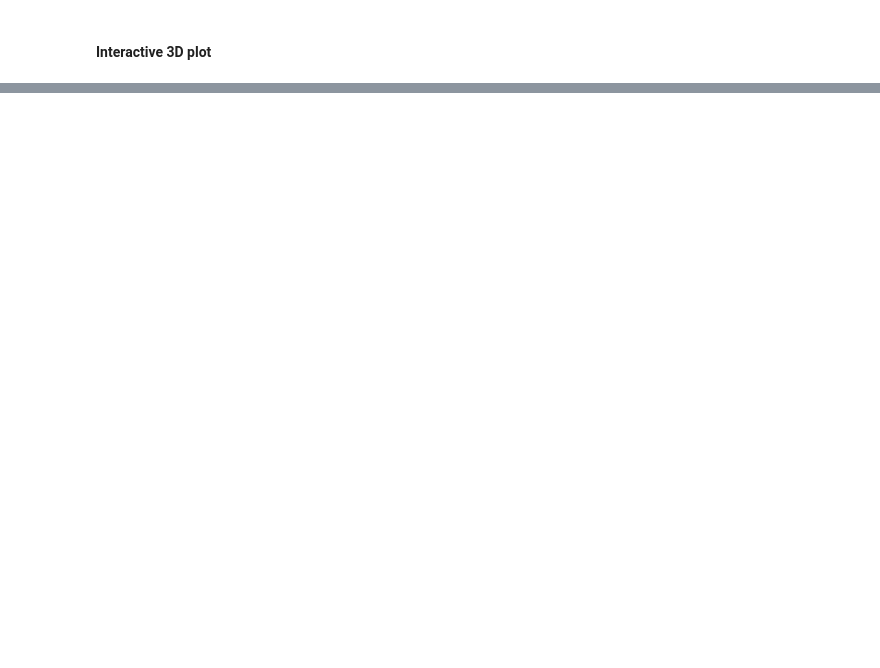
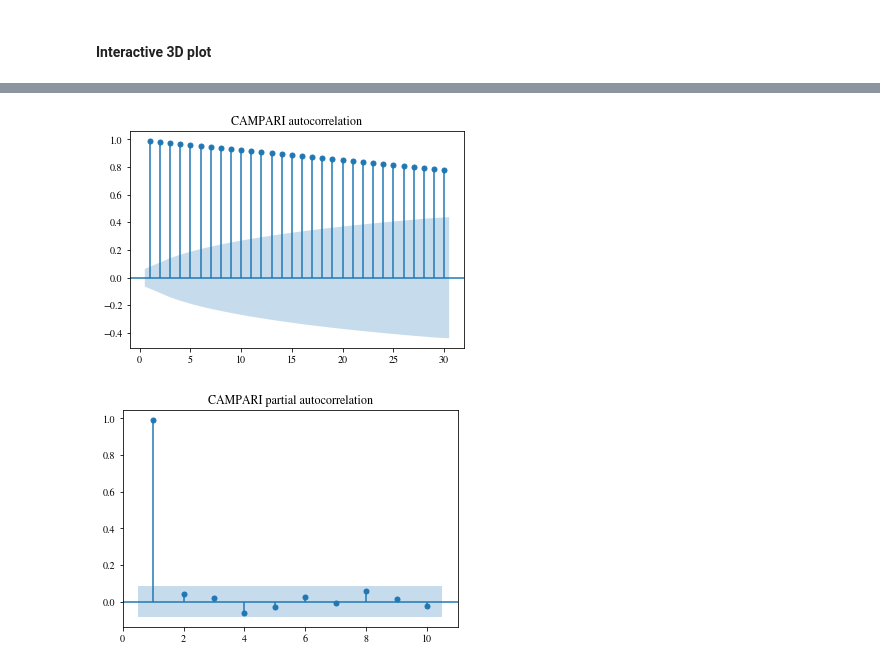
Before and after one commit to Ursuline/asset_management, a Jupyter notebook: moving_avg.ipynb, the cells around one changed output, grey strips where cells are left out. Cells and saved outputs as stored; diff of their text form; code cells hidden in the pictures; blank space fills up the shorter version.

```diff
--- a/moving_avg.ipynb
+++ b/moving_avg.ipynb
@@ -612,3 +764,14 @@ display(ui, out)
 # %% [output]
 HBox(children=(VBox(children=(IntText(value=35, description='Elevation:', layout=Layout(width='150px'), style=…
 [interactive output not drawn]
+# %%
+#Autocorrelation functions
+series = security.loc[date_range[0]:date_range[1],'Close']
+plot_acf(series, title=f'{ticker_name} autocorrelation', zero=False)
+plt.show()
+
+plot_pacf(series, lags=10, alpha=.01, title=f'{ticker_name} partial autocorrelation', zero=False)
+plt.show()
+# %% [output]
+[figure, added]
+[figure, added]
```
Also changed, not shown: parts of 25 cells of this notebook.
